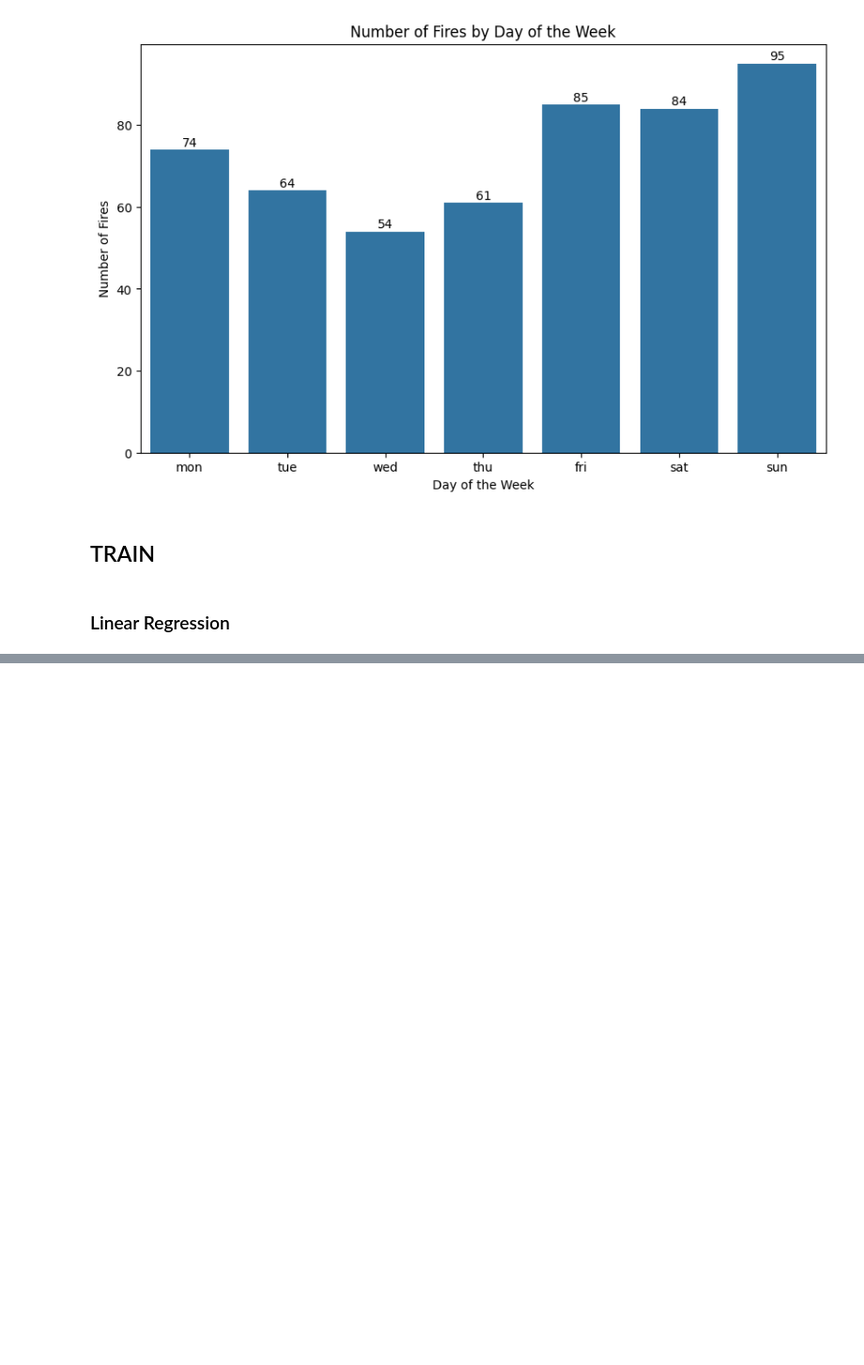
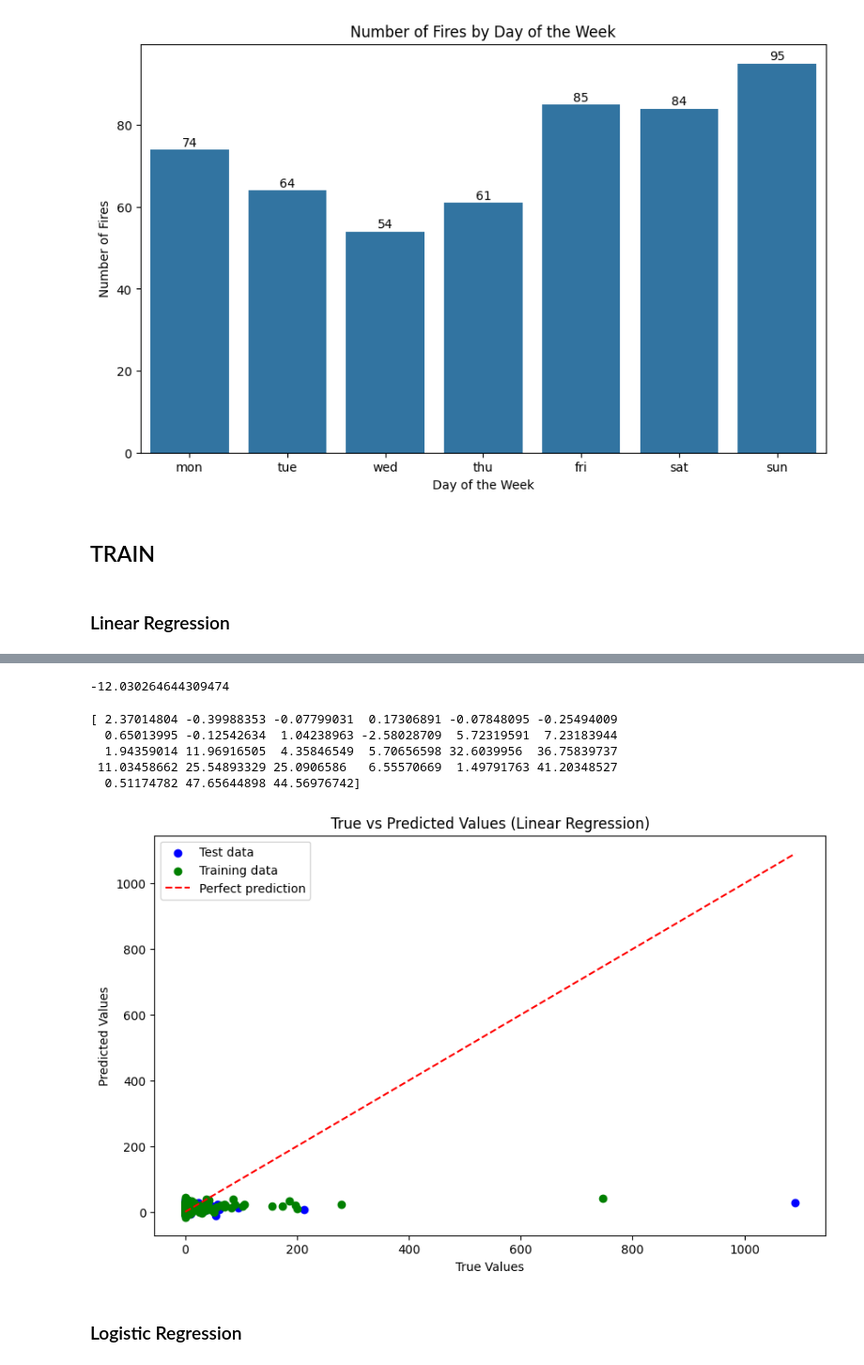
Before and after one commit to diegogerwig/TheBridge_DataScience, a Jupyter notebook: _Exercices/Exer_1_Core/Ex_07_01_Regression/regression_forest_fires.ipynb, the cells around one changed output, grey strips where cells are left out. Shown: that part at 94% size. Saved outputs shown, nothing was run; the diff lists cells and outputs as text; code cells hidden in the pictures; blank space fills up the shorter version.

```diff
--- a/_Exercices/Exer_1_Core/Ex_07_01_Regression/regression_forest_fires.ipynb
+++ b/_Exercices/Exer_1_Core/Ex_07_01_Regression/regression_forest_fires.ipynb
@@ -354,0 +379,4 @@ from sklearn.metrics import mean_squared_error, mean_absolute_error, r2_score
+# %%
+lr = LinearRegression()
+
+lr.fit(X_train, y_train)
@@ -354,0 +391,24 @@ from sklearn.metrics import mean_squared_error, mean_absolute_error, r2_score
+# %%
+y_train_pred = lr.predict(X_train)  # Predictions on training data
+y_test_pred = lr.predict(X_test)  # Predictions on test data
+
+train_mse = mean_squared_error(y_train, y_train_pred)
+test_mse = mean_squared_error(y_test, y_test_pred)
+
+train_rmse = np.sqrt(train_mse)
+test_rmse = np.sqrt(test_mse)
+
+train_mae = mean_absolute_error(y_train, y_train_pred)
+test_mae = mean_absolute_error(y_test, y_test_pred)
+
+train_r2 = r2_score(y_train, y_train_pred)
+test_r2 = r2_score(y_test, y_test_pred)
+
+print(f"Train MSE: {train_mse}")
+print(f"Test  MSE: {test_mse}")
+print(f"\nTrain RMSE: {train_rmse}")
+print(f"Test  RMSE: {test_rmse}")
+print(f"\nTrain MAE: {train_mae}")
+print(f"Test  MAE: {test_mae}")
+print(f"\nTrain R2 Score: {train_r2}")
+print(f"Test  R2 Score: {test_r2}")
@@ -354,0 +427,32 @@ from sklearn.metrics import mean_squared_error, mean_absolute_error, r2_score
+# %%
+print(lr.intercept_)
+# %% [output]
+-12.030264644309474
+# %%
+print(lr.coef_)
+# %% [output]
+[ 2.37014804 -0.39988353 -0.07799031  0.17306891 -0.07848095 -0.25494009
+  0.65013995 -0.12542634  1.04238963 -2.58028709  5.72319591  7.23183944
+  1.94359014 11.96916505  4.35846549  5.70656598 32.6039956  36.75839737
+ 11.03458662 25.54893329 25.0906586   6.55570669  1.49791763 41.20348527
+  0.51174782 47.65644898 44.56976742]
+# %%
+plt.figure(figsize=(10, 6))
+
+# Scatter plot of true vs predicted values
+plt.scatter(y_test, y_test_pred, color='blue', label='Test data')
+plt.scatter(y_train, y_train_pred, color='green', label='Training data')
+plt.plot([min(y_test.min(), y_train.min()), max(y_test.max(), y_train.max())],
+         [min(y_test.min(), y_train.min()), max(y_test.max(), y_train.max())],
+         color='red', linestyle='--', label='Perfect prediction')
+
+plt.xlabel('True Values')
+plt.ylabel('Predicted Values')
+plt.title('True vs Predicted Values (Linear Regression)')
+plt.legend()
+
+plt.show()
+# %% [output]
+[figure, added]
+# %% [markdown]
+### Logistic Regression
```
Also changed, not shown: parts of 10 cells of this notebook.
